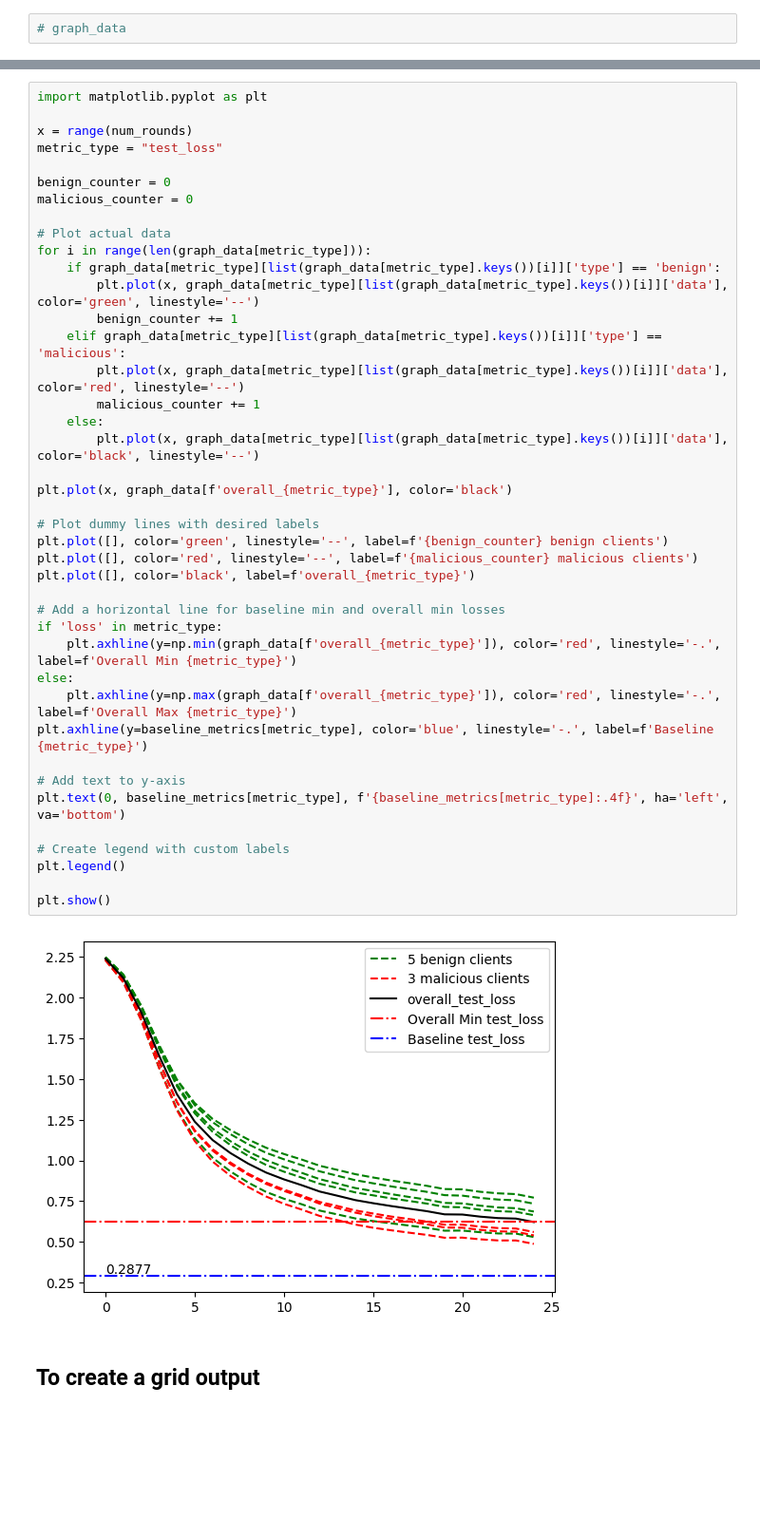
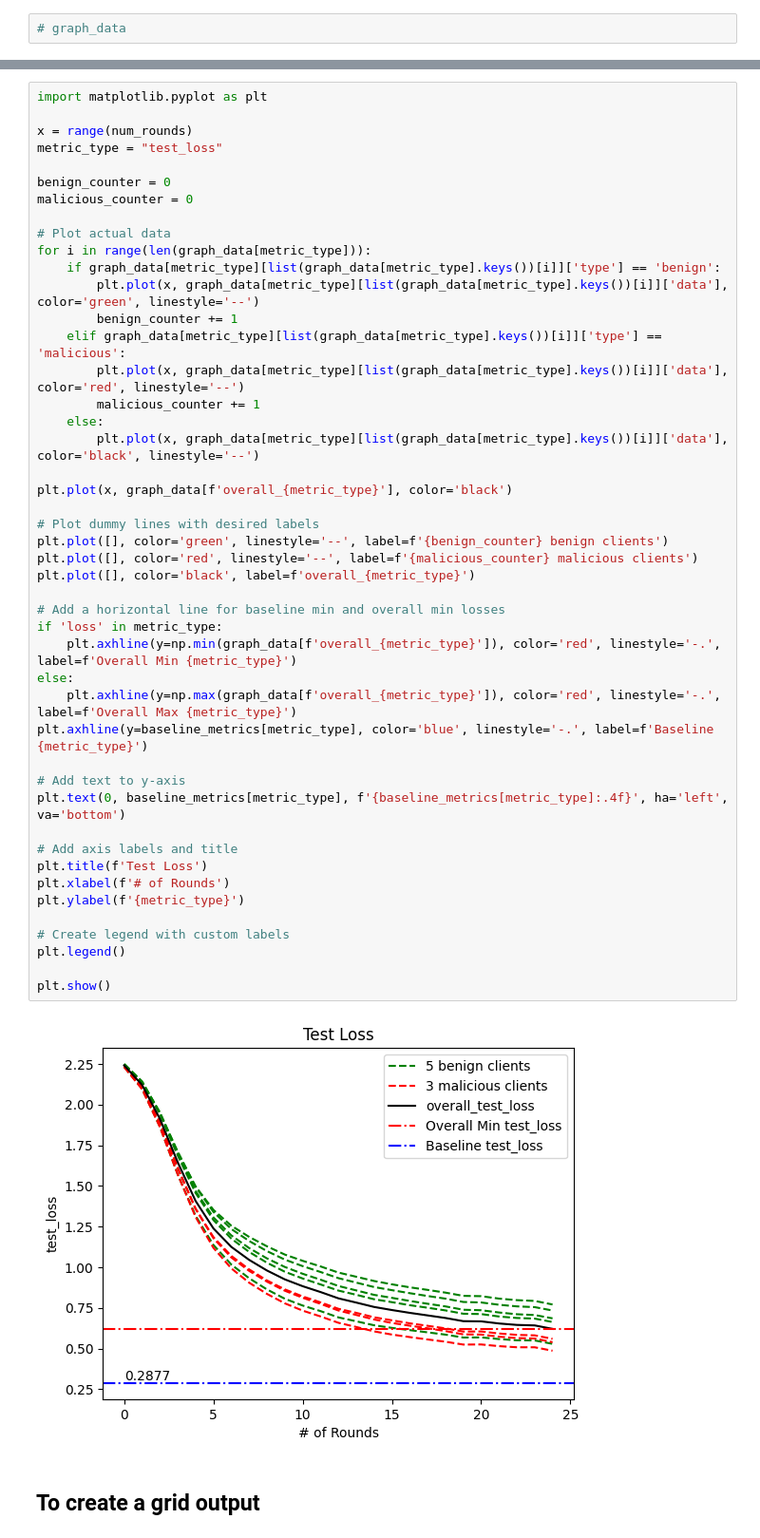
Before and after one commit to dininduviduneth/fedn-attack-sim-uu, a Jupyter notebook: examples/mnist-pytorch/analytics/experiment_fedavg_LF_25R_05_03.ipynb, the cells around one changed output, grey strips where cells are left out. Shown at 95% size. Cells and saved outputs as stored; diff of their text form; blank space fills up the shorter version.

```diff
--- a/examples/mnist-pytorch/analytics/experiment_fedavg_LF_25R_05_03.ipynb
+++ b/examples/mnist-pytorch/analytics/experiment_fedavg_LF_25R_05_03.ipynb
@@ -273,34 +288,39 @@ for i in range(len(graph_data[metric_type])):
         plt.plot(x, graph_data[metric_type][list(graph_data[metric_type].keys())[i]]['data'], color='green', linestyle='--')
         benign_counter += 1
     elif graph_data[metric_type][list(graph_data[metric_type].keys())[i]]['type'] == 'malicious':
         plt.plot(x, graph_data[metric_type][list(graph_data[metric_type].keys())[i]]['data'], color='red', linestyle='--')
         malicious_counter += 1
     else:
         plt.plot(x, graph_data[metric_type][list(graph_data[metric_type].keys())[i]]['data'], color='black', linestyle='--')
 
 plt.plot(x, graph_data[f'overall_{metric_type}'], color='black')
 
 # Plot dummy lines with desired labels
 plt.plot([], color='green', linestyle='--', label=f'{benign_counter} benign clients')
 plt.plot([], color='red', linestyle='--', label=f'{malicious_counter} malicious clients')
 plt.plot([], color='black', label=f'overall_{metric_type}')
 
 # Add a horizontal line for baseline min and overall min losses
 if 'loss' in metric_type:
     plt.axhline(y=np.min(graph_data[f'overall_{metric_type}']), color='red', linestyle='-.', label=f'Overall Min {metric_type}')
 else:
     plt.axhline(y=np.max(graph_data[f'overall_{metric_type}']), color='red', linestyle='-.', label=f'Overall Max {metric_type}')
 plt.axhline(y=baseline_metrics[metric_type], color='blue', linestyle='-.', label=f'Baseline {metric_type}')
 
 # Add text to y-axis
 plt.text(0, baseline_metrics[metric_type], f'{baseline_metrics[metric_type]:.4f}', ha='left', va='bottom')
 
+# Add axis labels and title
+plt.title(f'Test Loss')
+plt.xlabel(f'# of Rounds')
+plt.ylabel(f'{metric_type}')
+
 # Create legend with custom labels
 plt.legend()
 
 plt.show()
 # %% [output]
-[figure, old version]
+[figure, new version]
 # %% [markdown]
 ## To create a grid output
 # %%
```
Also changed, not shown: parts of 3 cells of this notebook, 4 other files.
